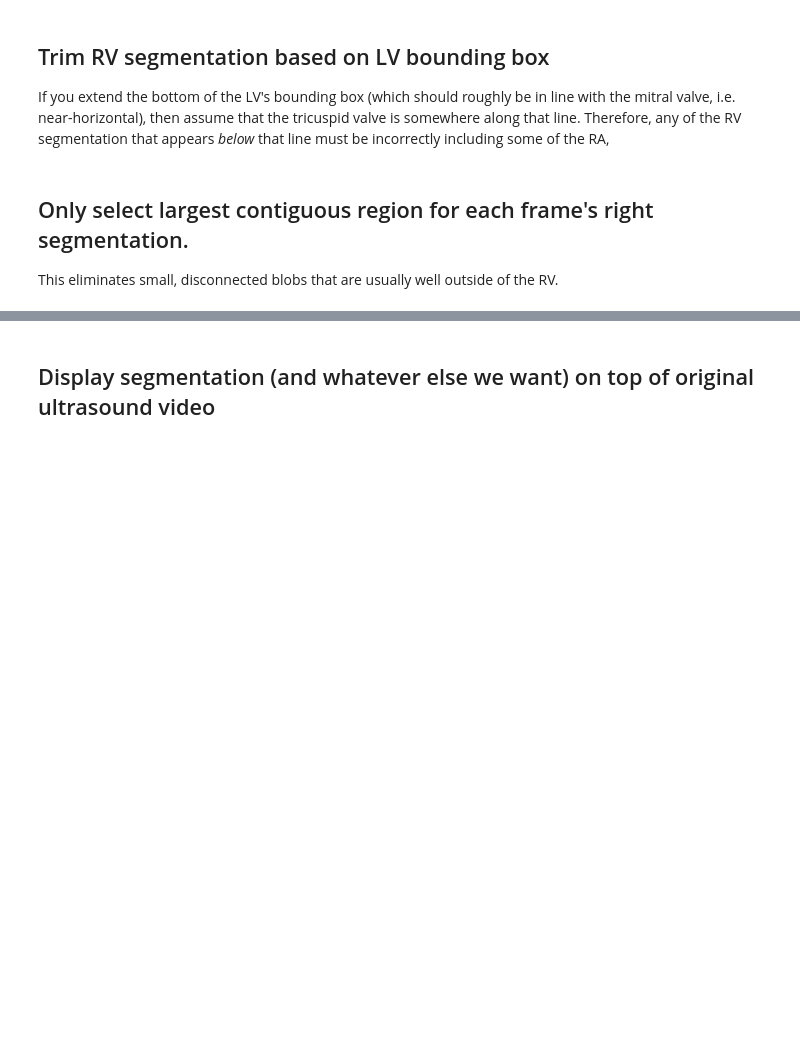
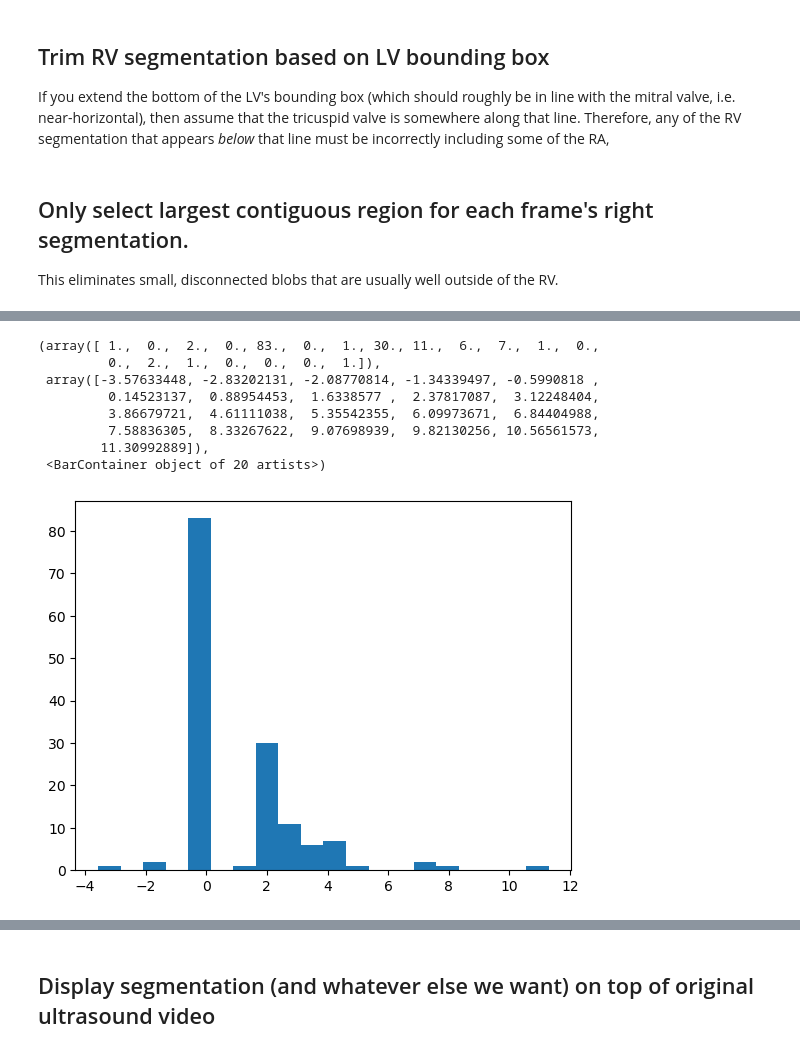
Before and after one commit to DeepNeuron-AI/dynamic, a Jupyter notebook: weak_labels.ipynb, the cells around one changed output, grey strips where cells are left out. Drawn from its saved outputs; the diff is of its cells as text; code cells hidden in the pictures; blank space fills up the shorter version.

```diff
--- a/weak_labels.ipynb
+++ b/weak_labels.ipynb
@@ -494,3 +505,15 @@ for LV_box, LV_rect, LV_line, right_segmentation_mask, right_segmentation in zip
 
 # Update RV segmentation *images* based on these new masks
 right_segmentations = mask_to_image(right_segmentation_masks)
+# %%
+plt.hist(LV_angles, bins=20)
+# %% [output]
+(array([ 1.,  0.,  2.,  0., 83.,  0.,  1., 30., 11.,  6.,  7.,  1.,  0.,
+         0.,  2.,  1.,  0.,  0.,  0.,  1.]),
+ array([-3.57633448, -2.83202131, -2.08770814, -1.34339497, -0.5990818 ,
+         0.14523137,  0.88954453,  1.6338577 ,  2.37817087,  3.12248404,
+         3.86679721,  4.61111038,  5.35542355,  6.09973671,  6.84404988,
+         7.58836305,  8.33267622,  9.07698939,  9.82130256, 10.56561573,
+        11.30992889]),
+ <BarContainer object of 20 artists>)
+[figure, added]
```
Also changed, not shown: parts of 18 cells of this notebook.
